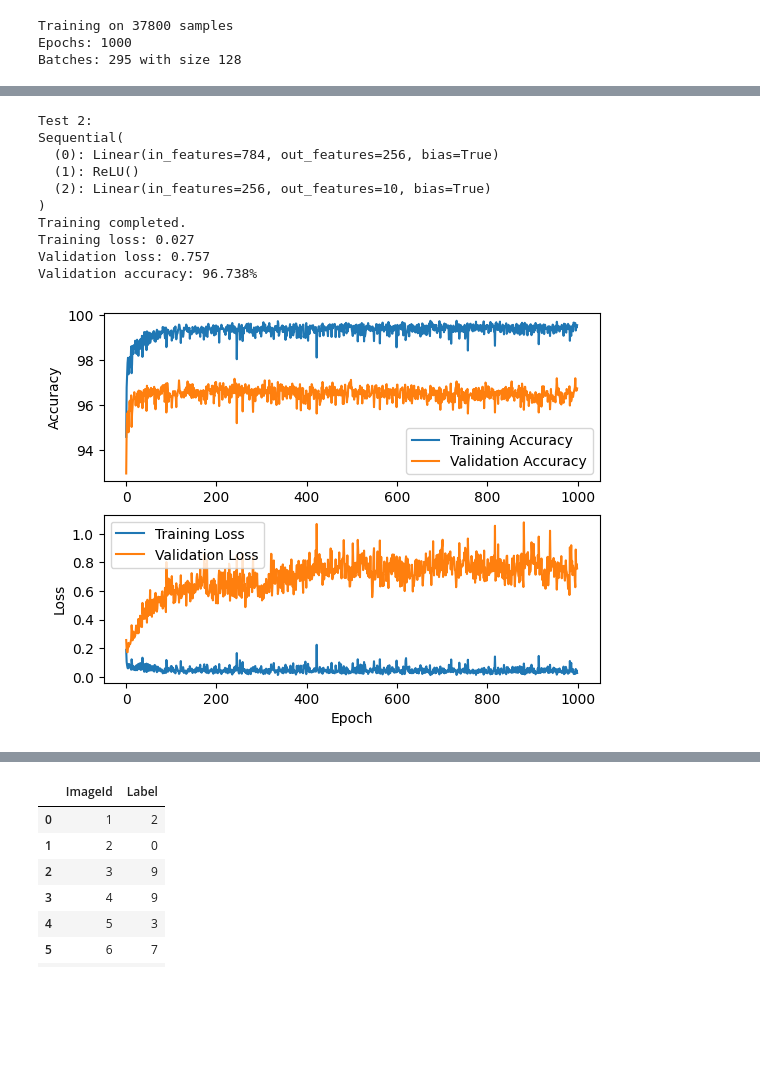
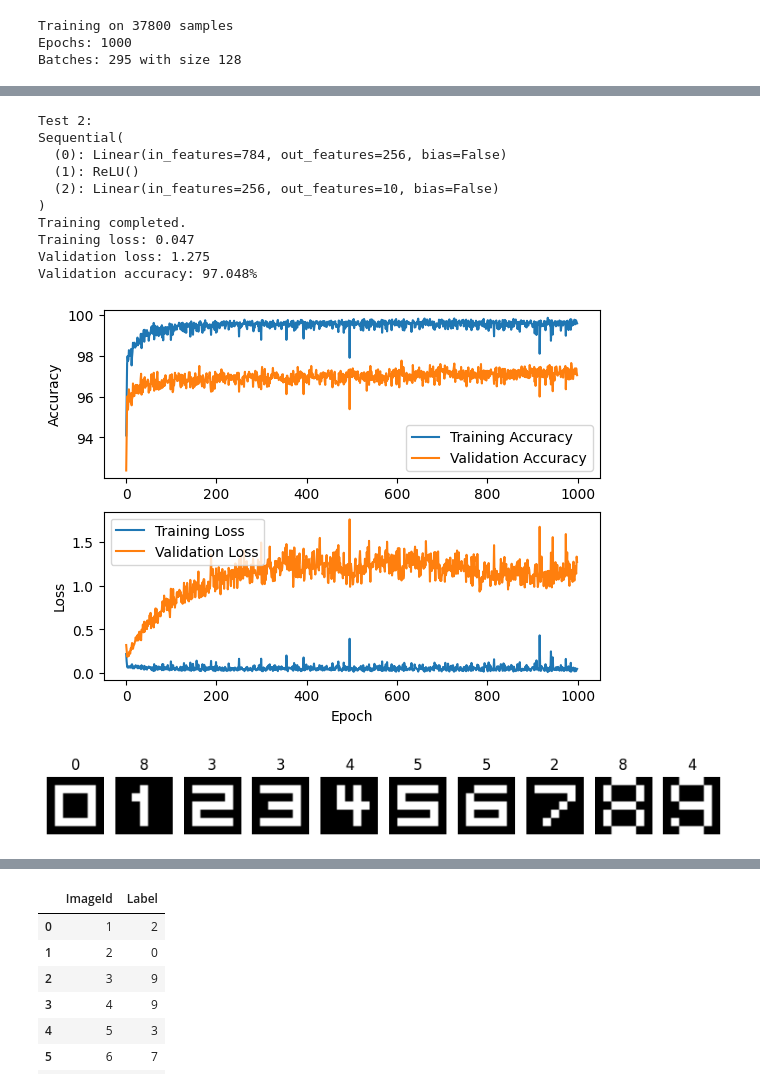
Before and after one commit to zirkelc/ai-notebooks, a Jupyter notebook: mnist-pytorch.ipynb, the cells around one changed output, grey strips where cells are left out. Saved outputs shown, nothing was run; the diff lists cells and outputs as text; code cells hidden in the pictures; blank space fills up the shorter version.

```diff
--- a/mnist-pytorch.ipynb
+++ b/mnist-pytorch.ipynb
@@ -189,13 +189,13 @@ def build_model(layer_sizes=[128]):
     # input layer
     input_size = 784
     for layer_size in layer_sizes:
-        layers.append(nn.Linear(input_size, layer_size))
+        layers.append(nn.Linear(input_size, layer_size, bias=False))
         layers.append(nn.ReLU())
         input_size = layer_size  # update the input size for the next layer
 
     # output layer
     output_size = 10
-    layers.append(nn.Linear(input_size, output_size))
+    layers.append(nn.Linear(input_size, output_size, bias=False))
 
     model = nn.Sequential(*layers)
 
@@ -243,6 +243,19 @@ def accuracy(labels, predictions):
     accuracy = correct_predictions.item() / labels.size(0)
 
     return accuracy*100
+# %%
+def predict_digits(model):
+    X_test_digits = np.array([d.flatten() for d in digits.values()])
+    y_pred_digits = predict(model, X_test_digits)
+
+    fig, ax = plt.subplots(1, 10, figsize=(10, 10))
+
+    for digit, matrix in digits.items():
+        ax[digit].imshow(matrix, cmap='gray')
+        ax[digit].set_title(str(y_pred_digits[digit]))
+        ax[digit].axis('off')
+
+    plt.show()
 # %% [markdown]
 TODO:
 * test multiple networks
@@ -330,6 +343,9 @@ def train_model(model, train_data, validate_data, num_epochs, batch_size):
     plt.plot(train_losses, label='Training Loss')
     plt.plot(validate_losses, label='Validation Loss')
     plt.legend()
+
+    # Return last validation loss
+    return validate_losses[-1]
 # %%
 num_epochs=1000
 batch_size=128
@@ -347,10 +365,11 @@ Batches: 295 with size 128
 # %%
 print("Test 1:")
 
-model = build_model([128])
-print(model)
+model1 = build_model([128])
+print(model1)
 
-train_model(model, train_data=(X_train, y_train), validate_data=(X_validate, y_validate), num_epochs=num_epochs, batch_size=batch_size)
+validate_loss = train_model(model1, train_data=(X_train, y_train), validate_data=(X_validate, y_validate), num_epochs=num_epochs, batch_size=batch_size)
+predict_digits(model1)
 # %% [output]
 Test 1:
 Sequential(
@@ -366,22 +386,24 @@ Validation accuracy: 96.143%
 # %%
 print("Test 2:")
 
-model = build_model([256])
-print(model)
+model2 = build_model([256])
+print(model2)
 
-train_model(model, train_data=(X_train, y_train), validate_data=(X_validate, y_validate), num_epochs=num_epochs, batch_size=batch_size)
+validate_loss = train_model(model2, train_data=(X_train, y_train), validate_data=(X_validate, y_validate), num_epochs=num_epochs, batch_size=batch_size)
+predict_digits(model2)
 # %% [output]
 Test 2:
 Sequential(
-  (0): Linear(in_features=784, out_features=256, bias=True)
+  (0): Linear(in_features=784, out_features=256, bias=False)
   (1): ReLU()
-  (2): Linear(in_features=256, out_features=10, bias=True)
+  (2): Linear(in_features=256, out_features=10, bias=False)
 )
 Training completed.
-Training loss: 0.027
-Validation loss: 0.757
-Validation accuracy: 96.738%
+Training loss: 0.047
+Validation loss: 1.275
+Validation accuracy: 97.048%
-[figure, old version]
+[figure, new version]
+[figure, added]
 # %%
 print("Test 3:")
 
```
Also changed, not shown: parts of 5 cells of this notebook.
